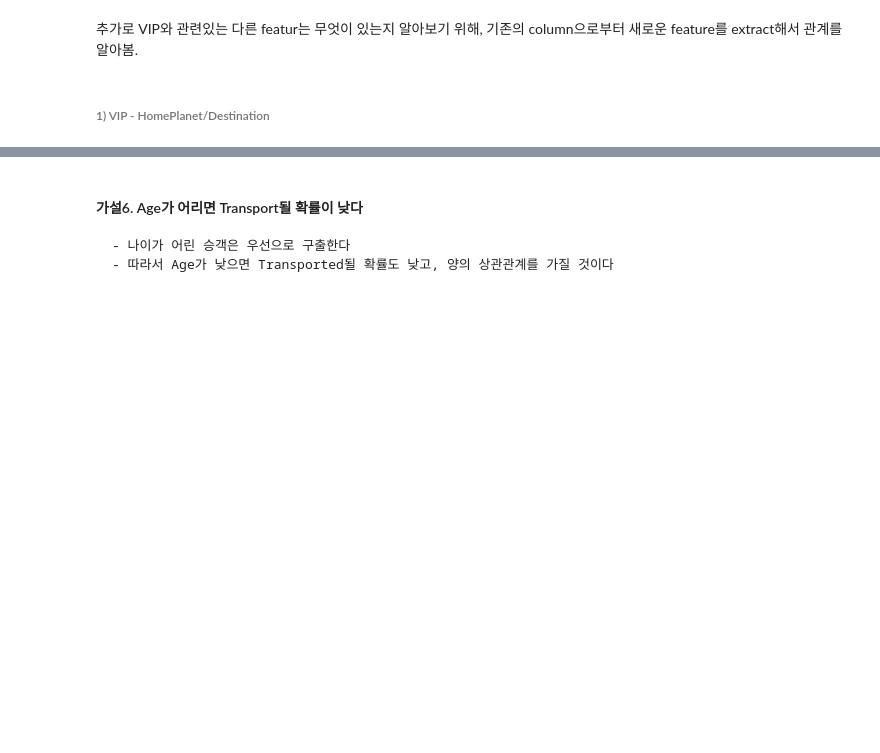
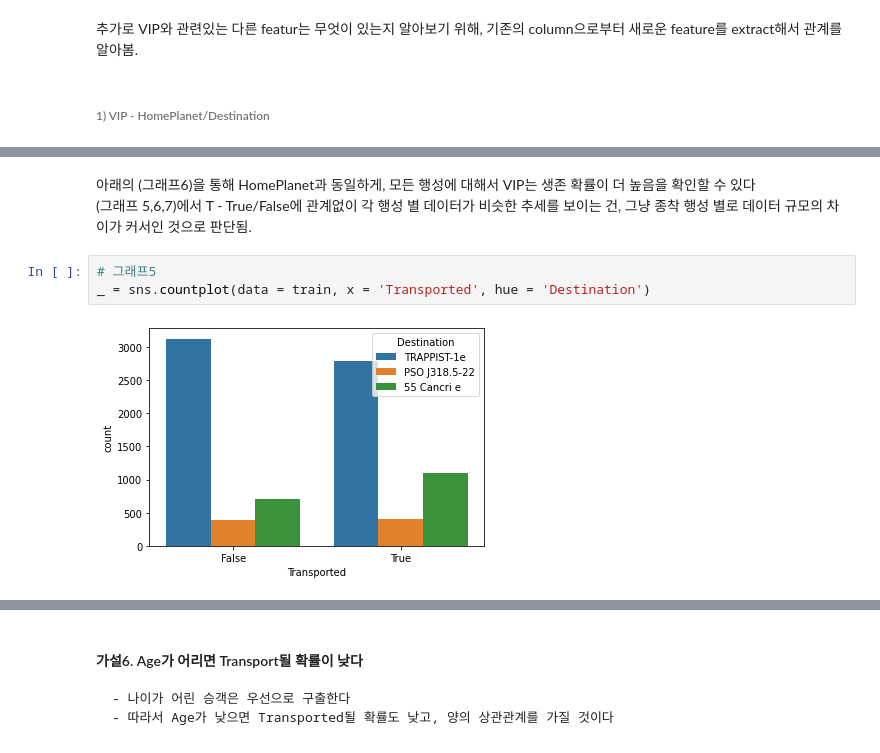
Before and after one commit to codelspak/Codelion_weekly_projects, a Jupyter notebook: WK27_Mini_project_Kaggle_ML_Classification_Spaceship_Titanic.ipynb, the cells around one changed output, grey strips where cells are left out. Saved outputs shown, nothing was run; the diff lists cells and outputs as text; blank space fills up the shorter version.

```diff
--- a/WK27_Mini_project_Kaggle_ML_Classification_Spaceship_Titanic.ipynb
+++ b/WK27_Mini_project_Kaggle_ML_Classification_Spaceship_Titanic.ipynb
@@ -360,0 +321,8 @@ _ = sns.countplot(train.loc[train['VRDeck']>0, 'Transported'])
+# %% [markdown]
+아래의 (그래프6)을 통해 HomePlanet과 동일하게, 모든 행성에 대해서 VIP는 생존 확률이 더 높음을 확인할 수 있다<BR>
+(그래프 5,6,7)에서 T - True/False에 관계없이 각 행성 별 데이터가 비슷한 추세를 보이는 건, 그냥 종착 행성 별로 데이터 규모의 차이가 커서인 것으로 판단됨.
+# %%
+# 그래프5
+_ = sns.countplot(data = train, x = 'Transported', hue = 'Destination')
+# %% [output]
+[figure, added]
```
Also changed, not shown: parts of 181 cells of this notebook.
